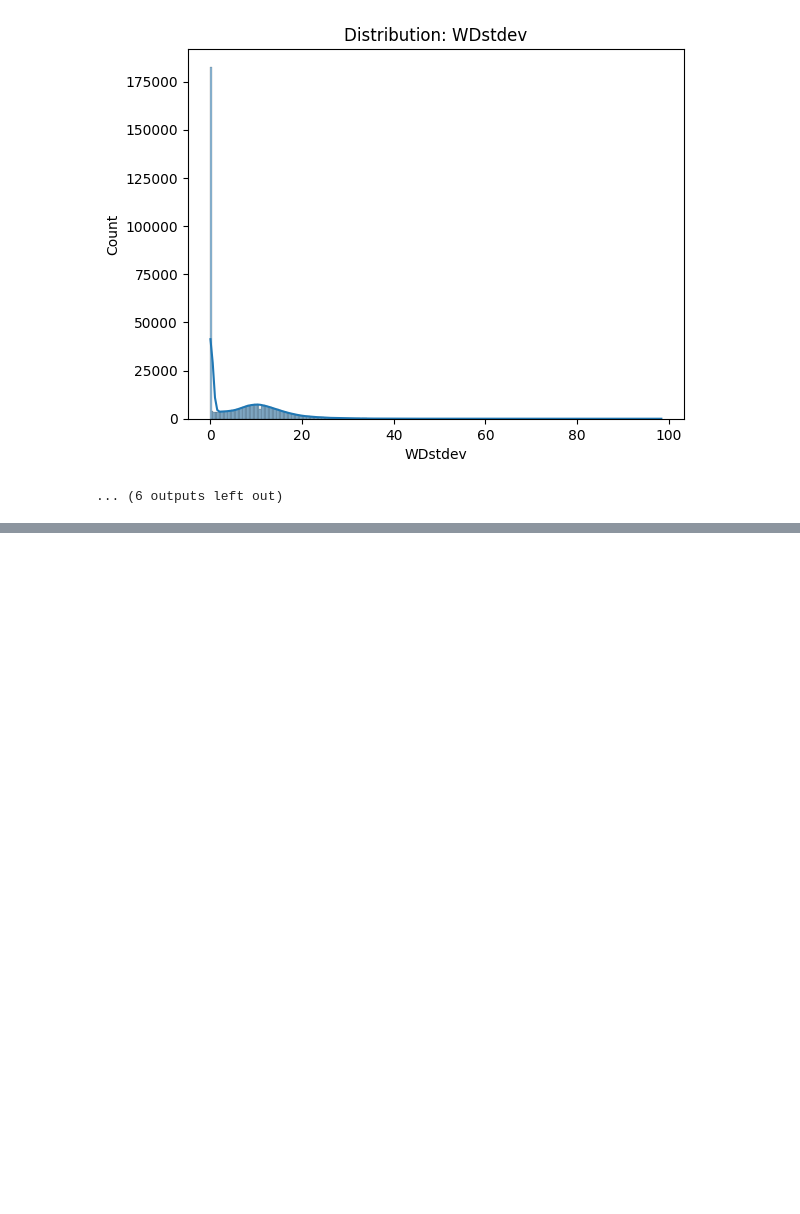
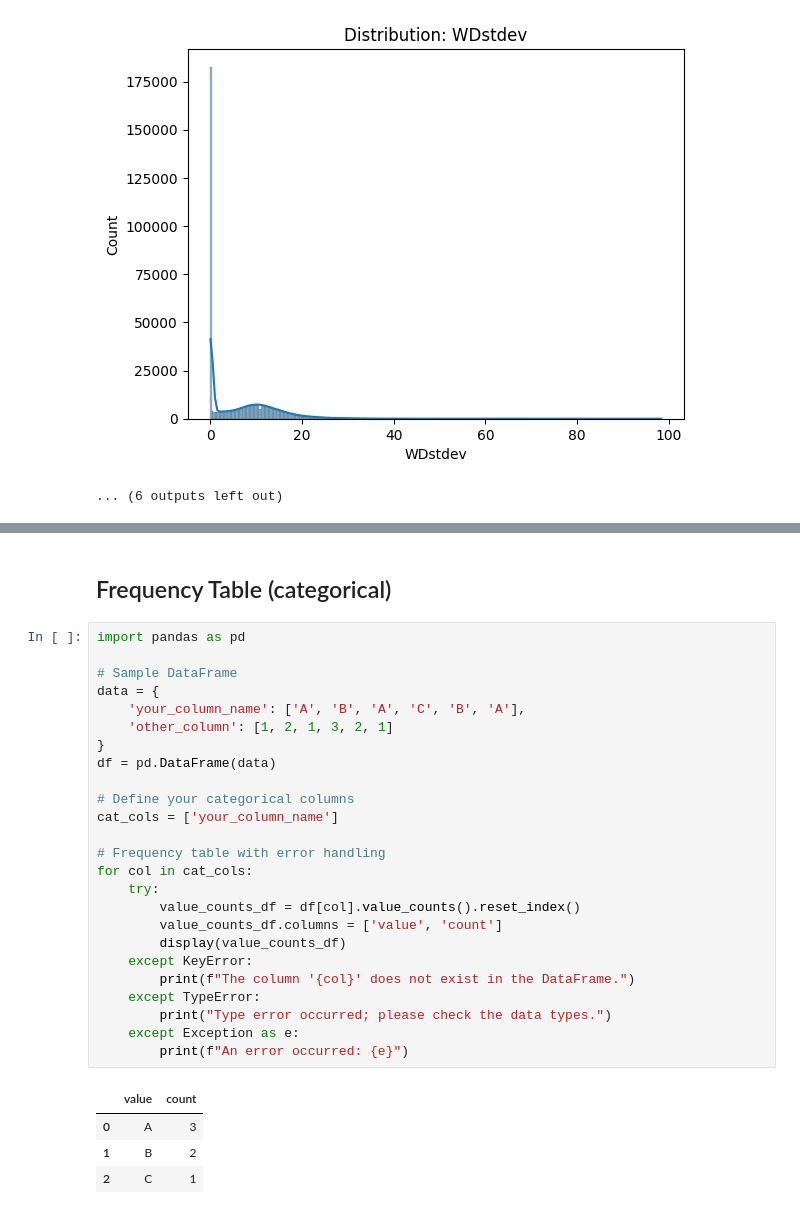
Before and after one commit to soltsega/KAIM-PRO, a Jupyter notebook: notebook/eda_siera_leone.ipynb, the cells around one changed output, grey strips where cells are left out. Cells and saved outputs as stored; diff of their text form; blank space fills up the shorter version.

```diff
--- a/notebook/eda_siera_leone.ipynb
+++ b/notebook/eda_siera_leone.ipynb
@@ -193,0 +407,32 @@ for c in num_cols:
+# %% [markdown]
+## Frequency Table (categorical)
+# %%
+import pandas as pd
+
+# Sample DataFrame
+data = {
+    'your_column_name': ['A', 'B', 'A', 'C', 'B', 'A'],
+    'other_column': [1, 2, 1, 3, 2, 1]
+}
+df = pd.DataFrame(data)
+
+# Define your categorical columns
+cat_cols = ['your_column_name']
+
+# Frequency table with error handling
+for col in cat_cols:
+    try:
+        value_counts_df = df[col].value_counts().reset_index()
+        value_counts_df.columns = ['value', 'count']
+        display(value_counts_df)
+    except KeyError:
+        print(f"The column '{col}' does not exist in the DataFrame.")
+    except TypeError:
+        print("Type error occurred; please check the data types.")
+    except Exception as e:
+        print(f"An error occurred: {e}")
+# %% [output]
+|  | value | count |
+| 0 | A | 3 |
+| 1 | B | 2 |
+| 2 | C | 1 |
```
Also changed, not shown: parts of 10 cells of this notebook, 5 other files.
